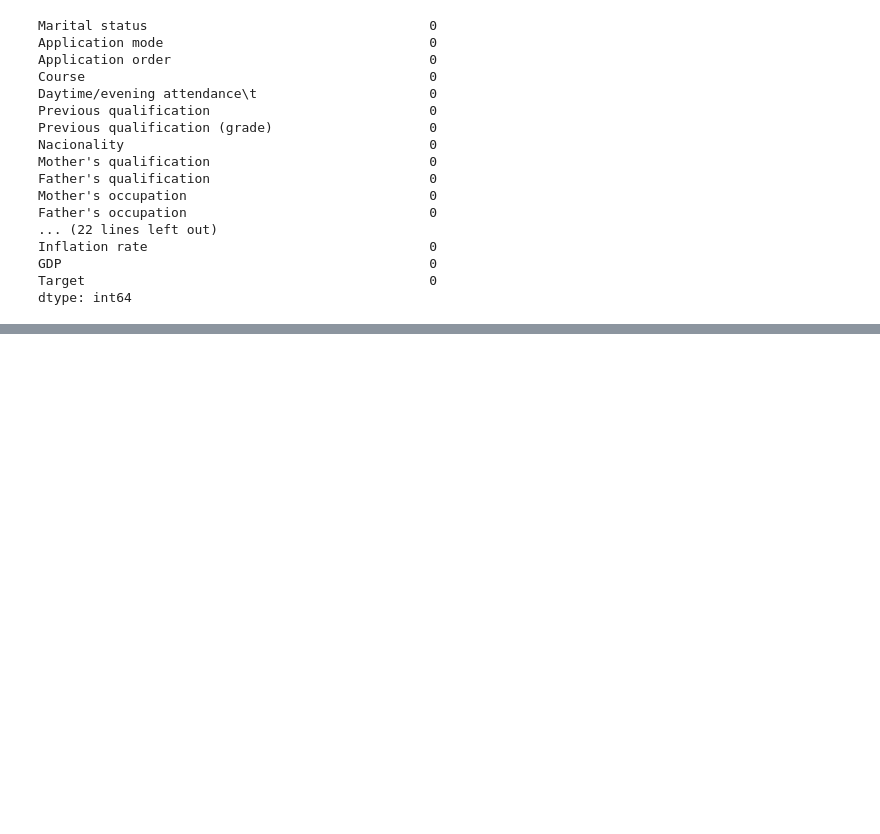
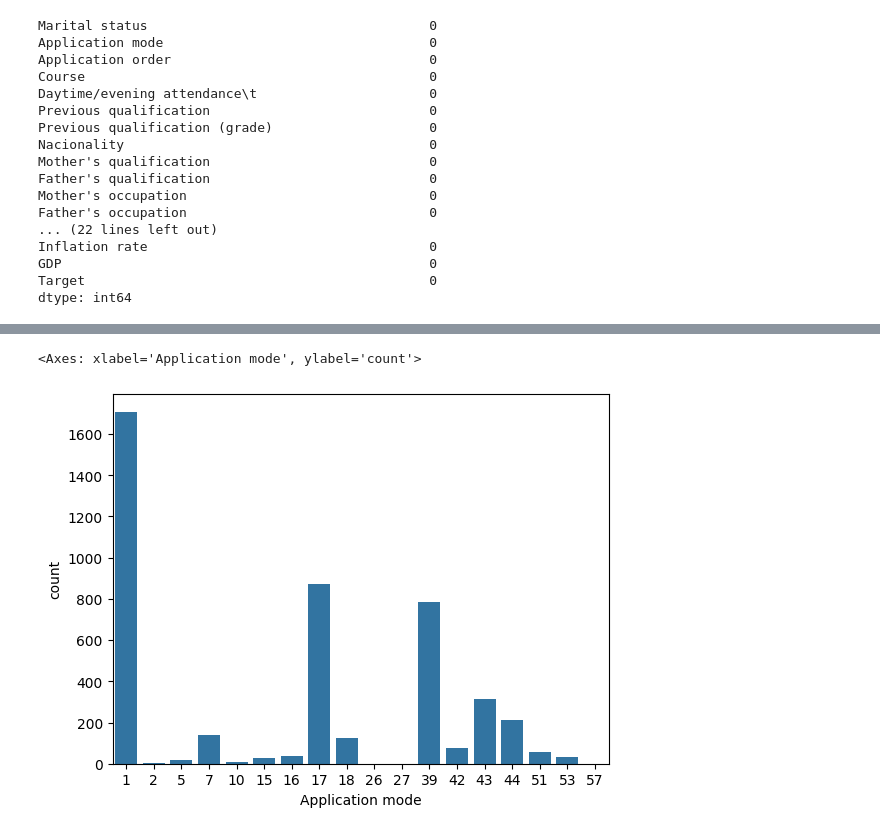
Before and after one commit to IainHenn/Student-Performance-Predictor, a Jupyter notebook: main.ipynb, the cells around one changed output, grey strips where cells are left out. Drawn from its saved outputs; the diff is of its cells as text; code cells hidden in the pictures; blank space fills up the shorter version.

```diff
--- a/main.ipynb
+++ b/main.ipynb
@@ -88,0 +206,5 @@ sns.heatmap(df_num_corr_mat)
+# %%
+sns.countplot(df,x = "Application mode")
+# %% [output]
+<Axes: xlabel='Application mode', ylabel='count'>
+[figure, added]
```
Also changed, not shown: parts of 23 cells of this notebook.
